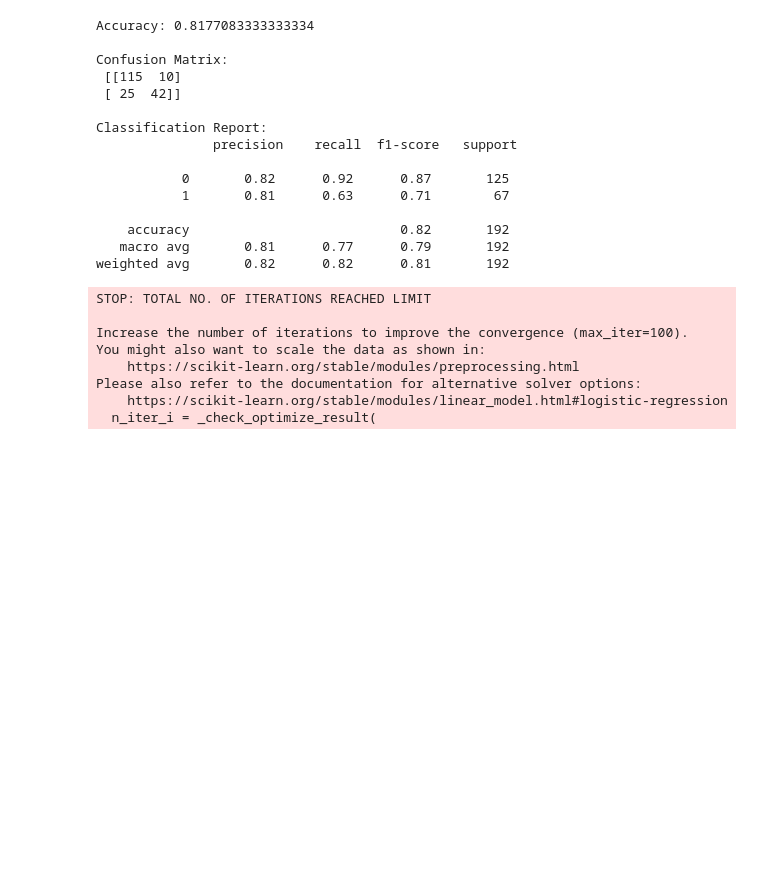
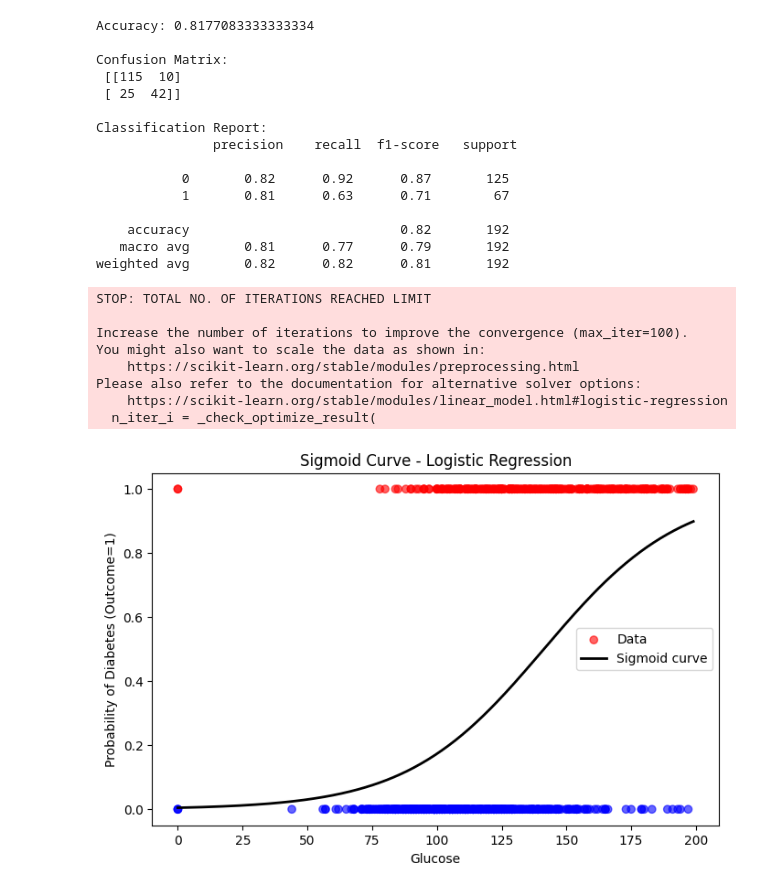
Before and after one commit to AbhishekSethi2005/Machine-Learning, a Jupyter notebook: Assignment3.ipynb, the cells around one changed output. Saved outputs shown, nothing was run; the diff lists cells and outputs as text; code cells hidden in the pictures; blank space fills up the shorter version.

```diff
--- a/Assignment3.ipynb
+++ b/Assignment3.ipynb
@@ -207,3 +207,32 @@ You might also want to scale the data as shown in:
 Please also refer to the documentation for alternative solver options:
     https://scikit-learn.org/stable/modules/linear_model.html#logistic-regression
   n_iter_i = _check_optimize_result(
+# %%
+import numpy as np
+import matplotlib.pyplot as plt
+from sklearn.linear_model import LogisticRegression
+
+# Select feature (Glucose) and target (Outcome)
+df = pd.read_csv("diabetes.csv")
+X = df[["Glucose"]].values
+y = df["Outcome"].values
+
+# Fit logistic regression
+model = LogisticRegression()
+model.fit(X, y)
+
+# Generate range of glucose values for plotting sigmoid
+X_test = np.linspace(X.min(), X.max(), 300).reshape(-1, 1)
+y_prob = model.predict_proba(X_test)[:, 1]
+
+# Plot
+plt.figure(figsize=(8,5))
+plt.scatter(X, y, c=y, cmap="bwr", alpha=0.6, label="Data")
+plt.plot(X_test, y_prob, color="black", linewidth=2, label="Sigmoid curve")
+plt.xlabel("Glucose")
+plt.ylabel("Probability of Diabetes (Outcome=1)")
+plt.title("Sigmoid Curve - Logistic Regression")
+plt.legend()
+plt.show()
+# %% [output]
+[figure, added]
```
